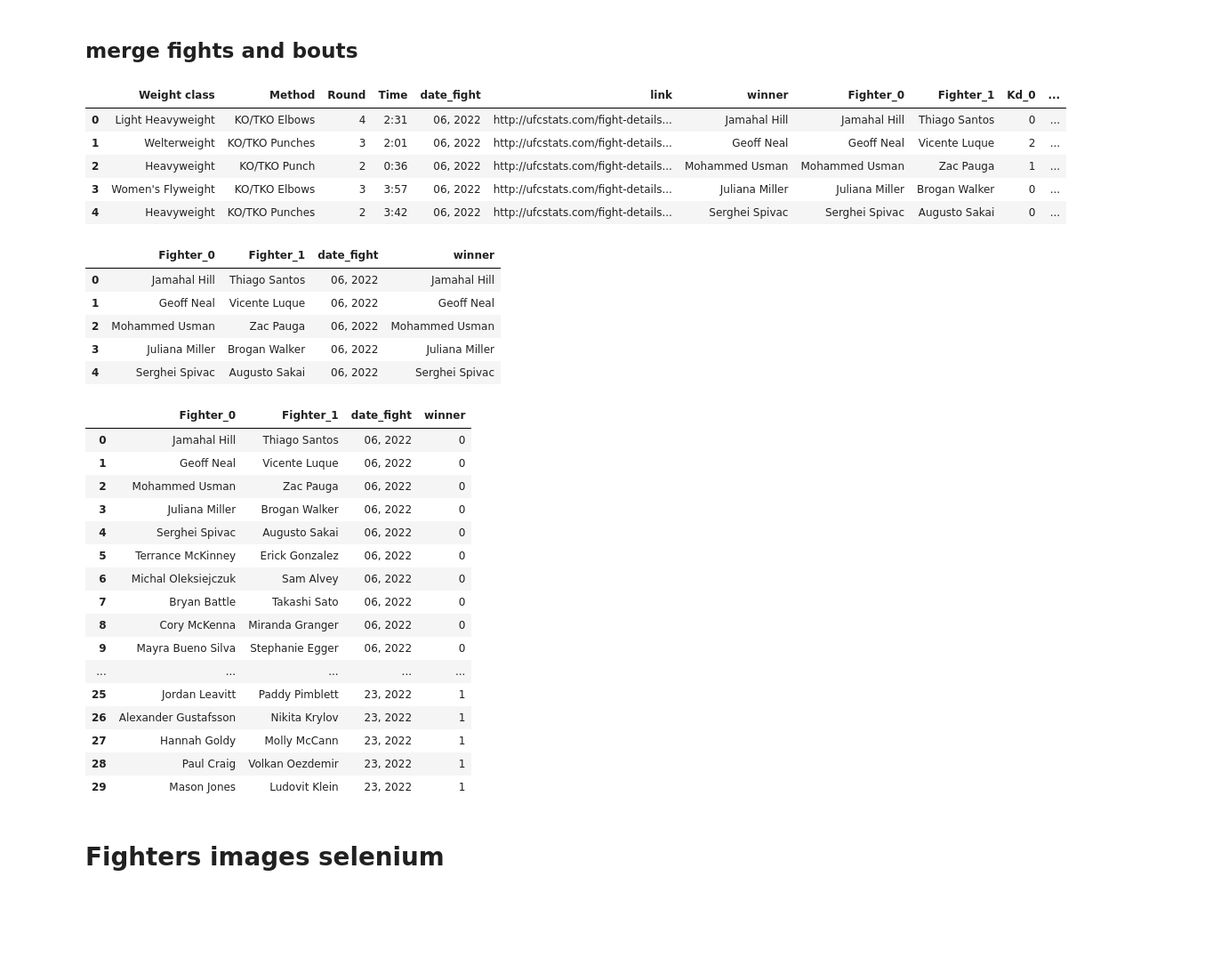
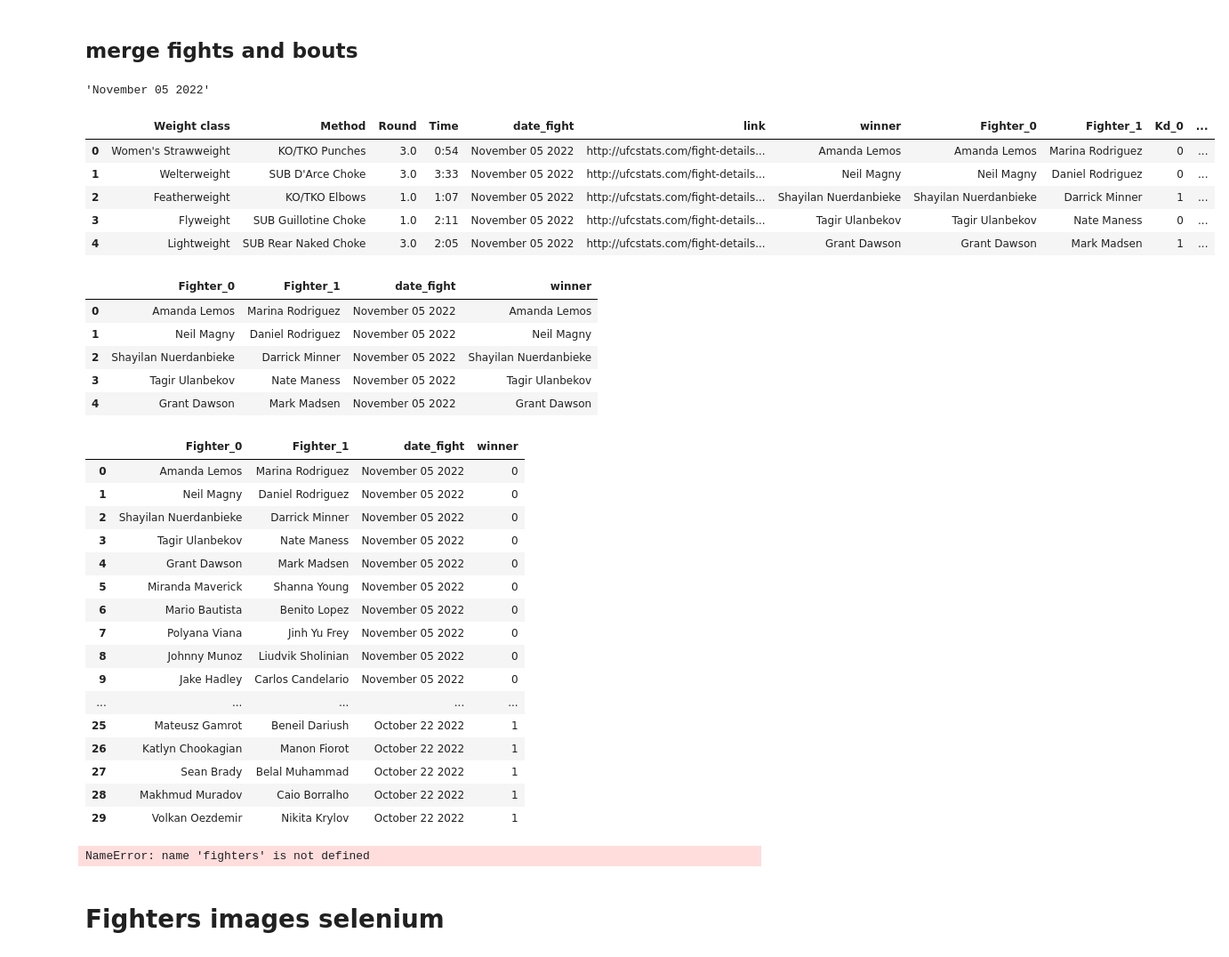
Before and after one commit to PacoRodriguezLozano/MoneyFighter, a Jupyter notebook: scraping_ufc.ipynb, the cells around one changed output. Shown at 89% size. Saved outputs shown, nothing was run; the diff lists cells and outputs as text; code cells hidden in the pictures; blank space fills up the shorter version.

```diff
--- a/scraping_ufc.ipynb
+++ b/scraping_ufc.ipynb
@@ -542,51 +543,64 @@ dtype: object
 # %%
 bouts = pd.read_csv('./bouts_UFC.csv')
 # %%
-bouts['date_fight'] = bouts['date_fight'].str[-8:]
+bouts['date_fight'] = bouts['date_fight'].str.replace(',', '').str.split(' ')
+# %%
+def date_list(list_):
+    date = list_[-3]+' '+list_[-2]+' '+list_[-1]
+    return date
+# %%
+bouts['date_fight']=bouts['date_fight'].apply(date_list)
+# %%
+bouts['date_fight'][0]
+# %% [output]
+'November 05 2022'
 # %%
+bouts.to_csv('bouts_UFC.csv', index=False)
 bouts.head()
 # %% [output]
 |  | Weight class | Method | Round | Time | date_fight | link | winner | Fighter_0 | Fighter_1 | Kd_0 | ... |
-| 0 | Light Heavyweight | KO/TKO Elbows | 4 | 2:31 | 06, 2022 | http://ufcstats.com/fight-details... | Jamahal Hill | Jamahal Hill | Thiago Santos | 0 | ... |
-| 1 | Welterweight | KO/TKO Punches | 3 | 2:01 | 06, 2022 | http://ufcstats.com/fight-details... | Geoff Neal | Geoff Neal | Vicente Luque | 2 | ... |
-| 2 | Heavyweight | KO/TKO Punch | 2 | 0:36 | 06, 2022 | http://ufcstats.com/fight-details... | Mohammed Usman | Mohammed Usman | Zac Pauga | 1 | ... |
-| 3 | Women's Flyweight | KO/TKO Elbows | 3 | 3:57 | 06, 2022 | http://ufcstats.com/fight-details... | Juliana Miller | Juliana Miller | Brogan Walker | 0 | ... |
-| 4 | Heavyweight | KO/TKO Punches | 2 | 3:42 | 06, 2022 | http://ufcstats.com/fight-details... | Serghei Spivac | Serghei Spivac | Augusto Sakai | 0 | ... |
+| 0 | Women's Strawweight | KO/TKO Punches | 3.0 | 0:54 | November 05 2022 | http://ufcstats.com/fight-details... | Amanda Lemos | Amanda Lemos | Marina Rodriguez | 0 | ... |
+| 1 | Welterweight | SUB D'Arce Choke | 3.0 | 3:33 | November 05 2022 | http://ufcstats.com/fight-details... | Neil Magny | Neil Magny | Daniel Rodriguez | 0 | ... |
+| 2 | Featherweight | KO/TKO Elbows | 1.0 | 1:07 | November 05 2022 | http://ufcstats.com/fight-details... | Shayilan Nuerdanbieke | Shayilan Nuerdanbieke | Darrick Minner | 1 | ... |
+| 3 | Flyweight | SUB Guillotine Choke | 1.0 | 2:11 | November 05 2022 | http://ufcstats.com/fight-details... | Tagir Ulanbekov | Tagir Ulanbekov | Nate Maness | 0 | ... |
+| 4 | Lightweight | SUB Rear Naked Choke | 3.0 | 2:05 | November 05 2022 | http://ufcstats.com/fight-details... | Grant Dawson | Grant Dawson | Mark Madsen | 1 | ... |
 # %%
 bouts_min = bouts[['Fighter_0', 'Fighter_1', 'date_fight', 'winner']].copy()
 # %%
 bouts_min.head()
 # %% [output]
 |  | Fighter_0 | Fighter_1 | date_fight | winner |
-| 0 | Jamahal Hill | Thiago Santos | 06, 2022 | Jamahal Hill |
-| 1 | Geoff Neal | Vicente Luque | 06, 2022 | Geoff Neal |
-| 2 | Mohammed Usman | Zac Pauga | 06, 2022 | Mohammed Usman |
-| 3 | Juliana Miller | Brogan Walker | 06, 2022 | Juliana Miller |
-| 4 | Serghei Spivac | Augusto Sakai | 06, 2022 | Serghei Spivac |
+| 0 | Amanda Lemos | Marina Rodriguez | November 05 2022 | Amanda Lemos |
+| 1 | Neil Magny | Daniel Rodriguez | November 05 2022 | Neil Magny |
+| 2 | Shayilan Nuerdanbieke | Darrick Minner | November 05 2022 | Shayilan Nuerdanbieke |
+| 3 | Tagir Ulanbekov | Nate Maness | November 05 2022 | Tagir Ulanbekov |
+| 4 | Grant Dawson | Mark Madsen | November 05 2022 | Grant Dawson |
 # %%
 bouts_min['winner'] = np.where(bouts_min['Fighter_0'] == bouts_min['winner'], 0, 1)
 # %%
 bouts_min.head(30)
 # %% [output]
 |  | Fighter_0 | Fighter_1 | date_fight | winner |
-| 0 | Jamahal Hill | Thiago Santos | 06, 2022 | 0 |
-| 1 | Geoff Neal | Vicente Luque | 06, 2022 | 0 |
-| 2 | Mohammed Usman | Zac Pauga | 06, 2022 | 0 |
-| 3 | Juliana Miller | Brogan Walker | 06, 2022 | 0 |
-| 4 | Serghei Spivac | Augusto Sakai | 06, 2022 | 0 |
-| 5 | Terrance McKinney | Erick Gonzalez | 06, 2022 | 0 |
-| 6 | Michal Oleksiejczuk | Sam Alvey | 06, 2022 | 0 |
-| 7 | Bryan Battle | Takashi Sato | 06, 2022 | 0 |
-| 8 | Cory McKenna | Miranda Granger | 06, 2022 | 0 |
-| 9 | Mayra Bueno Silva | Stephanie Egger | 06, 2022 | 0 |
+| 0 | Amanda Lemos | Marina Rodriguez | November 05 2022 | 0 |
+| 1 | Neil Magny | Daniel Rodriguez | November 05 2022 | 0 |
+| 2 | Shayilan Nuerdanbieke | Darrick Minner | November 05 2022 | 0 |
+| 3 | Tagir Ulanbekov | Nate Maness | November 05 2022 | 0 |
+| 4 | Grant Dawson | Mark Madsen | November 05 2022 | 0 |
+| 5 | Miranda Maverick | Shanna Young | November 05 2022 | 0 |
+| 6 | Mario Bautista | Benito Lopez | November 05 2022 | 0 |
+| 7 | Polyana Viana | Jinh Yu Frey | November 05 2022 | 0 |
+| 8 | Johnny Munoz | Liudvik Sholinian | November 05 2022 | 0 |
+| 9 | Jake Hadley | Carlos Candelario | November 05 2022 | 0 |
 | ... | ... | ... | ... | ... |
-| 25 | Jordan Leavitt | Paddy Pimblett | 23, 2022 | 1 |
-| 26 | Alexander Gustafsson | Nikita Krylov | 23, 2022 | 1 |
-| 27 | Hannah Goldy | Molly McCann | 23, 2022 | 1 |
-| 28 | Paul Craig | Volkan Oezdemir | 23, 2022 | 1 |
-| 29 | Mason Jones | Ludovit Klein | 23, 2022 | 1 |
+| 25 | Mateusz Gamrot | Beneil Dariush | October 22 2022 | 1 |
+| 26 | Katlyn Chookagian | Manon Fiorot | October 22 2022 | 1 |
+| 27 | Sean Brady | Belal Muhammad | October 22 2022 | 1 |
+| 28 | Makhmud Muradov | Caio Borralho | October 22 2022 | 1 |
+| 29 | Volkan Oezdemir | Nikita Krylov | October 22 2022 | 1 |
 # %%
 bouts_fighter_stats = bouts_min.merge(fighters, how = 'inner', left_on = 'Fighter_0', right_on = 'Full Name')
+# %% [output]
+NameError: name 'fighters' is not defined
 # %%
 bouts_fighter_stats = bouts_fighter_stats.merge(fighters, how = 'inner', left_on = 'Fighter_1', right_on = 'Full Name', suffixes = ['_0', '_1'])
 # %%
```
Also changed, not shown: parts of 42 cells of this notebook.
